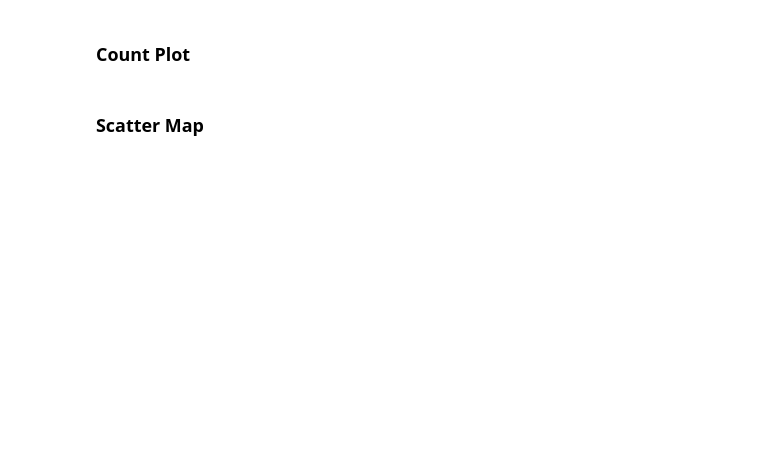
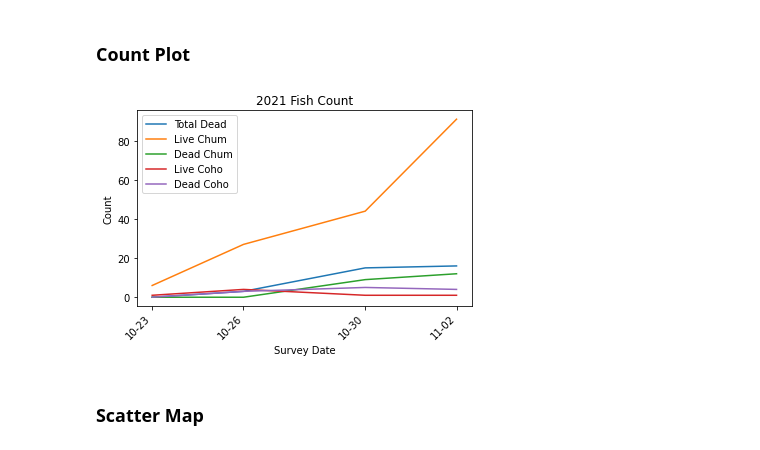
Before and after one commit to slfisco/salmonNotebook, a Jupyter notebook: salmonNotebook.ipynb, the cells around one changed output. Cells and saved outputs as stored; diff of their text form; code cells hidden in the pictures; blank space fills up the shorter version.

Commit message:
add notes about totals, coho spawn chart, specific scatter colors

```diff
--- a/salmonNotebook.ipynb
+++ b/salmonNotebook.ipynb
@@ -36,14 +36,20 @@ def addStats(survey, salmonDf):
     todaySalmonDf = salmonDf[salmonDf['ec5_parent_uuid'] == surveyUUID]
     deadChum = filterSalmonDf(todaySalmonDf, ('Species', 'Chum'), ('Type', 'Dead')).shape[0] + filterSalmonDf(todaySalmonDf, ('Species', 'Chum'), ('Type', 'Remnant')).shape[0]
     deadCoho = filterSalmonDf(todaySalmonDf, ('Species', 'Coho'), ('Type', 'Dead')).shape[0] + filterSalmonDf(todaySalmonDf, ('Species', 'Coho'), ('Type', 'Remnant')).shape[0]
+    deadUnknown = filterSalmonDf(todaySalmonDf, ('Species', 'Unknown'), ('Type', 'Dead')).shape[0] + filterSalmonDf(todaySalmonDf, ('Species', 'Unknown'), ('Type', 'Remnant')).shape[0]
     liveChum = filterSalmonDf(todaySalmonDf, ('Species', 'Chum'), ('Type', 'Live')).shape[0]
     liveCoho = filterSalmonDf(todaySalmonDf, ('Species', 'Coho'), ('Type', 'Live')).shape[0]
-    liveCutthroat = filterSalmonDf(todaySalmonDf, ('Species', 'Resident Cutthroat'), ('Type', 'Live')).shape[0] + filterSalmonDf(todaySalmonDf, ('Species', 'Sea-run Cutthroat'), ('Type', 'Live')).shape[0]
-    deadCutthroat = filterSalmonDf(todaySalmonDf, ('Species', 'Resident Cutthroat'), ('Type', 'Dead')).shape[0] + filterSalmonDf(todaySalmonDf, ('Species', 'Sea-run Cutthroat'), ('Type', 'Dead')).shape[0] #not including remnants
+    liveUnknown = filterSalmonDf(todaySalmonDf, ('Species', 'Unknown'), ('Type', 'Live')).shape[0]
+    liveSeaRunCutthroat = filterSalmonDf(todaySalmonDf, ('Species', 'Sea-run Cutthroat'), ('Type', 'Live')).shape[0]
+    liveResidentCutthroat = filterSalmonDf(todaySalmonDf, ('Species', 'Resident Cutthroat'), ('Type', 'Live')).shape[0]
+    liveCutthroat = liveSeaRunCutthroat + liveResidentCutthroat
+    deadSeaRunCutthroat = filterSalmonDf(todaySalmonDf, ('Species', 'Sea-run Cutthroat'), ('Type', 'Dead')).shape[0] + filterSalmonDf(todaySalmonDf, ('Species', 'Sea-run Cutthroat'), ('Type', 'Remnant')).shape[0]
+    deadResidentCutthroat = filterSalmonDf(todaySalmonDf, ('Species', 'Resident Cutthroat'), ('Type', 'Dead')).shape[0] + filterSalmonDf(todaySalmonDf, ('Species', 'Resident Cutthroat'), ('Type', 'Remnant')).shape[0]
+    deadCutthroat = deadSeaRunCutthroat + deadResidentCutthroat
     redds = filterSalmonDf(todaySalmonDf, ('Type', 'Redd')).shape[0]
-    totalDead = deadChum + deadCoho #not including cutthroat
-    totalLiveSalmon = liveChum + liveCoho
-    total = (todaySalmonDf.shape[0])
+    totalDead = deadChum + deadCoho + deadSeaRunCutthroat + deadUnknown
+    totalLiveSalmon = liveChum + liveCoho + liveUnknown
+    total = totalDead + totalLiveSalmon #does not include redds or resident cutthroat
     return pd.Series({'Survey Date': pd.Timestamp(survey['Survey_Date']), 'Dead Chum': deadChum, 'Dead Coho': deadCoho, 'Live Chum': liveChum, 'Live Coho': liveCoho, 'Live Cutthroat': liveCutthroat, 'Dead Cutthroat': deadCutthroat, 'Redds': redds, 'Total Dead' : totalDead, 'Total Live Salmon': totalLiveSalmon, 'Total': total})
 
 salmonDf = getEntries(salmonURIs.get(mostRecentSurvey))
@@ -93,9 +131,11 @@ printYearlyTotals(statsDf)
 ### Count Plot
 # %%
 def displayCountPlot(statsDf):
-    plot = statsDf.plot(ylabel = 'Count', title = mostRecentSurvey + ' Fish Count', rot=45, y=['Total Dead', 'Live Chum', 'Dead Chum', 'Live Coho', 'Dead Coho'], x='Survey Date')
+    plot = statsDf.plot(ylabel = 'Count', title = mostRecentSurvey + ' Fish Count', rot=45, xticks=statsDf['Survey Date'], y=['Total Dead', 'Live Chum', 'Dead Chum', 'Live Coho', 'Dead Coho'], x='Survey Date')
     plot.xaxis.set_major_formatter(mdates.DateFormatter("%m-%d"))
 displayCountPlot(statsDf)
+# %% [output]
+[figure, added]
 # %% [markdown]
 ### Scatter Map
 # %%
```
Also changed, not shown: parts of 4 cells of this notebook.
